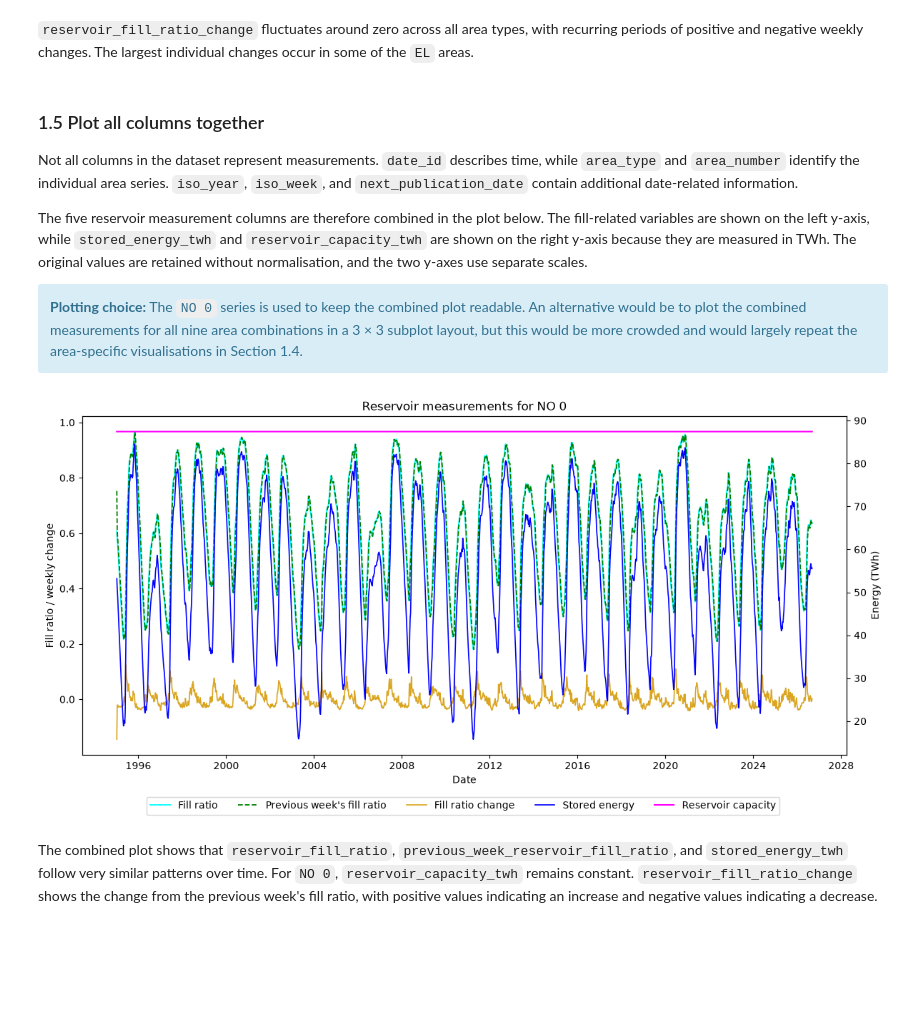
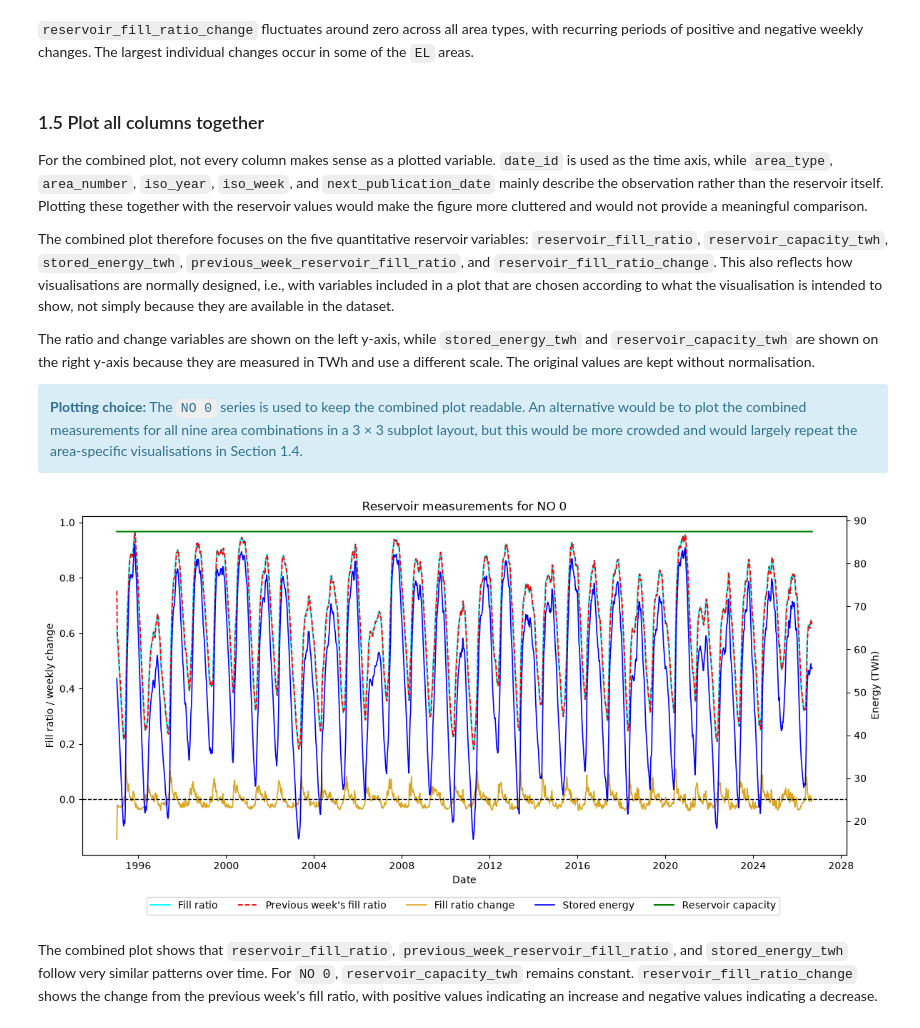
Before and after one commit to kahalandkh/IND320-kahaland, a Jupyter notebook: notebooks/project_work_part1.ipynb, the cells around one changed output. Drawn from its saved outputs; the diff is of its cells as text; code cells hidden in the pictures; blank space fills up the shorter version.

```diff
--- a/notebooks/project_work_part1.ipynb
+++ b/notebooks/project_work_part1.ipynb
@@ -594,10 +595,11 @@ plt.show()
 # %% [markdown]
 ### 1.5 Plot all columns together
 
-Not all columns in the dataset represent measurements. `date_id` describes time, while `area_type` and `area_number` identify the individual area series. `iso_year`, `iso_week`, and `next_publication_date` contain additional date-related information.
+For the combined plot, not every column makes sense as a plotted variable. `date_id` is used as the time axis, while `area_type`, `area_number`, `iso_year`, `iso_week`, and `next_publication_date` mainly describe the observation rather than the reservoir itself. Plotting these together with the reservoir values would make the figure more cluttered and would not provide a meaningful comparison.
 
-The five reservoir measurement columns are therefore combined in the plot below. The fill-related variables are shown on the left y-axis, while `stored_energy_twh` and `reservoir_capacity_twh` are shown on the right y-axis because they are measured in TWh. The original values are retained without normalisation, and the two y-axes use separate scales.
+The combined plot therefore focuses on the five quantitative reservoir variables: `reservoir_fill_ratio`, `reservoir_capacity_twh`, `stored_energy_twh`, `previous_week_reservoir_fill_ratio`, and `reservoir_fill_ratio_change`. This also reflects how visualisations are normally designed, i.e., with variables included in a plot that are chosen according to what the visualisation is intended to show, not simply because they are available in the dataset.
 
+The ratio and change variables are shown on the left y-axis, while `stored_energy_twh` and `reservoir_capacity_twh` are shown on the right y-axis because they are measured in TWh and use a different scale. The original values are kept without normalisation.
 
 <div class="alert alert-block alert-info">
 <b>Plotting choice:</b> The <code>NO 0</code> series is used to keep the combined plot readable. An alternative would be to plot the combined measurements for all nine area combinations in a 3 × 3 subplot layout, but this would be more crowded and would largely repeat the area-specific visualisations in Section 1.4.
@@ -615,37 +617,40 @@ ax1.plot(combined_data["date_id"], combined_data["reservoir_fill_ratio"], label=
          color="cyan", linewidth=1.3)
 
 ax1.plot(combined_data["date_id"], combined_data["previous_week_reservoir_fill_ratio"],
-         label="Previous week's fill ratio", color="green", linewidth=1.3, linestyle="--")
+         label="Previous week's fill ratio", color="red", linewidth=1.3, linestyle="--")
 
 ax1.plot(combined_data["date_id"], combined_data["reservoir_fill_ratio_change"],
          label="Fill ratio change", color="goldenrod", linewidth=1.2)
+
+# Add a reference line for positive and negative weekly change
+ax1.axhline(y=0, color="black", linestyle="--", linewidth=1)
 
 # Energy-related variables: right y-axis
 ax2.plot(combined_data["date_id"], combined_data["stored_energy_twh"],
          label="Stored energy", color="blue", linewidth=1.2)
 
 ax2.plot(combined_data["date_id"], combined_data["reservoir_capacity_twh"],
-         label="Reservoir capacity", color="magenta", linewidth=1.5)
+         label="Reservoir capacity", color="green", linewidth=1.5)
 
 # Title and axis labels
 ax1.set_title("Reservoir measurements for NO 0")
 ax1.set_xlabel("Date")
 ax1.set_ylabel("Fill ratio / weekly change")
 ax2.set_ylabel("Energy (TWh)")
 
 # Combine legends from both axes
 lines1, labels1 = ax1.get_legend_handles_labels()
 lines2, labels2 = ax2.get_legend_handles_labels()
 
 fig.legend(lines1 + lines2, labels1 + labels2, loc="lower center", ncol=5,
            bbox_to_anchor=(0.5, -0.002), frameon=True)
 
 # Leave space for the legend
 plt.tight_layout()
 plt.subplots_adjust(bottom=0.15)
 
 plt.show()
 # %% [output]
-[figure, old version]
+[figure, new version]
 # %% [markdown]
 The combined plot shows that `reservoir_fill_ratio`, `previous_week_reservoir_fill_ratio`, and `stored_energy_twh` follow very similar patterns over time. For `NO 0`, `reservoir_capacity_twh` remains constant. `reservoir_fill_ratio_change` shows the change from the previous week's fill ratio, with positive values indicating an increase and negative values indicating a decrease.
```
Also changed, not shown: parts of 16 cells of this notebook.
